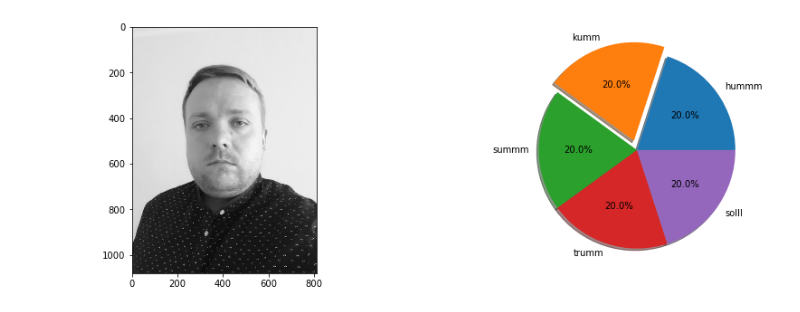
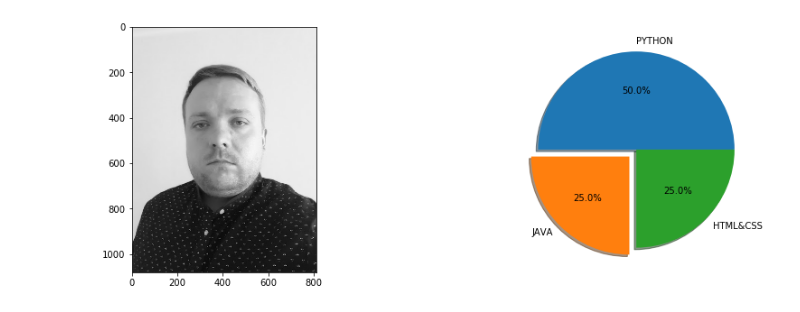
Before and after one commit to DrSuperMario/CV_Mario, a Jupyter notebook: CV.ipynb, the cells around one changed output. Cells and saved outputs as stored; diff of their text form; code cells hidden in the pictures.

```diff
--- a/CV.ipynb
+++ b/CV.ipynb
@@ -8,10 +10,8 @@ import matplotlib.image as imgRead
 img = imgRead.imread('ink.png')
 # %%
 fig, ax = plt.subplots(1,2, figsize=(15,5)) #add two subplots with figsize
-explode = (0, 0.1, 0, 0, 0) #ecplode certan part
-num = [20,20,20,20,20]
-lables = ['hummm','kumm','summm','trumm','solll']
 ax[0].imshow(img)
-ax[1].pie(num, labels=lables, explode=explode, shadow=True, autopct='%1.1f%%');
+ax[1].pie(profile.ProfileStatic.NUMBERS.value, labels=profile.ProfileStatic.LANGUAGES.value,
+          explode=profile.ProfileStatic.EXPLODEPARAM.value, shadow=True, autopct='%1.1f%%');
 # %% [output]
-[figure, old version]
+[figure, new version]
```
Also changed, not shown: parts of 5 cells of this notebook, 2 other files.
